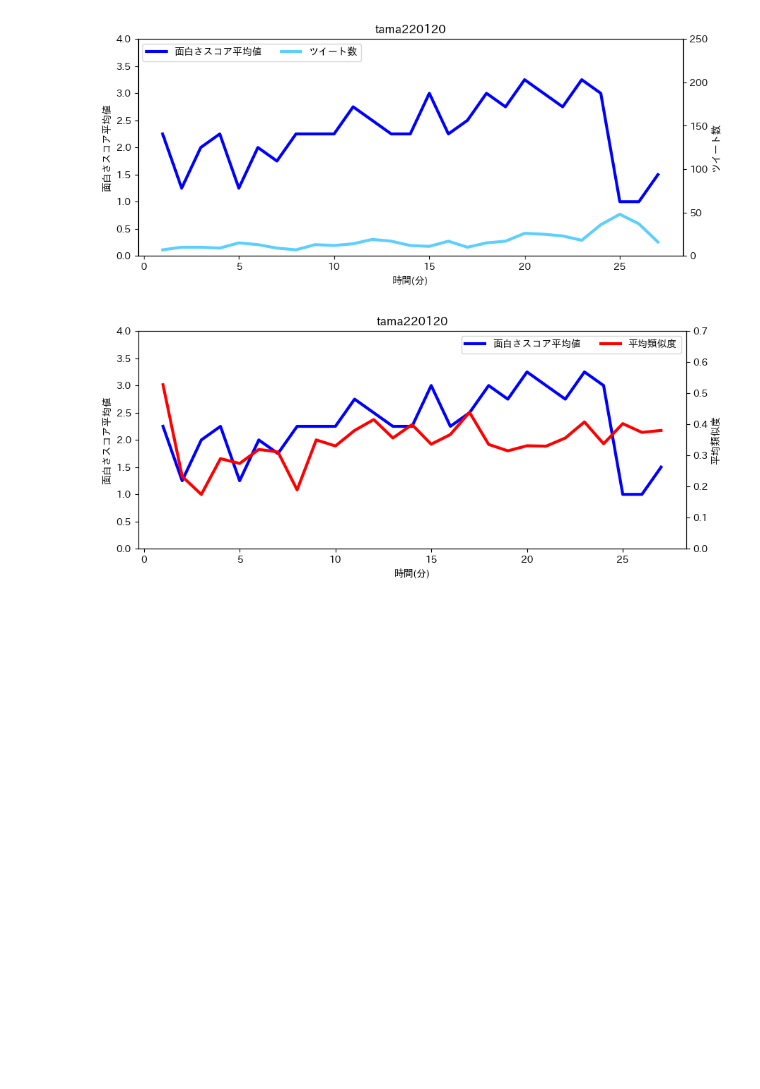
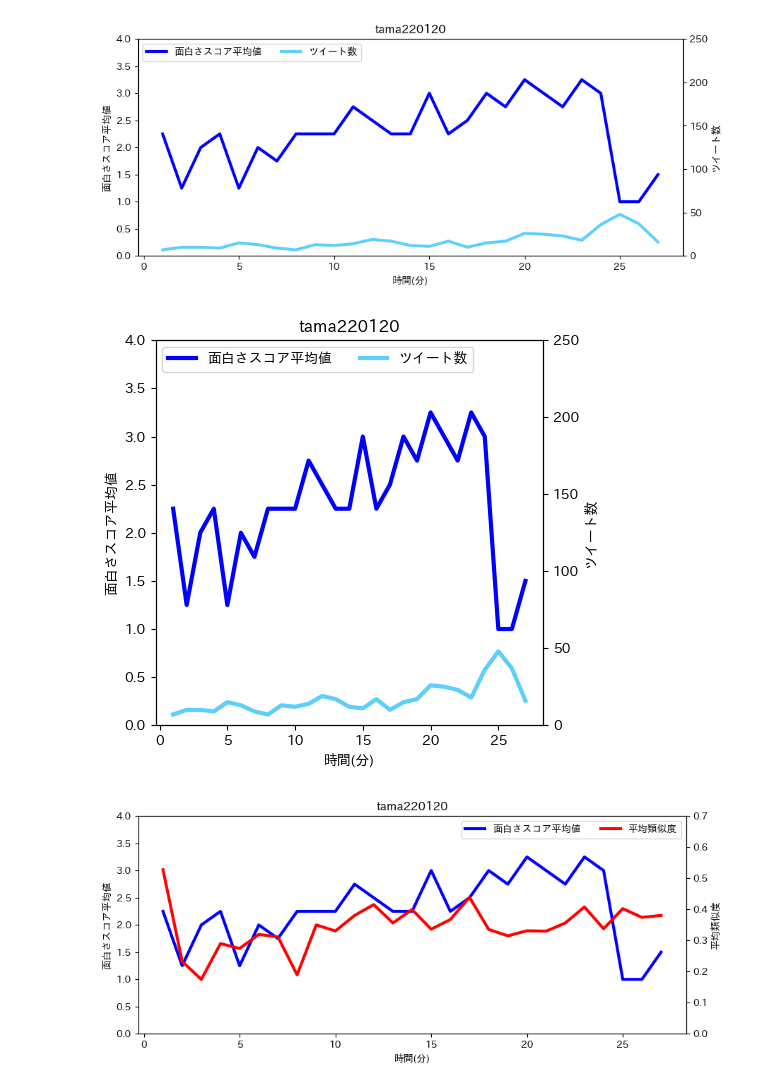
Before and after one commit to Ota1022/DEIM2023, a Jupyter notebook: experiment1/tama/analysis.ipynb, the cells around one changed output. Saved outputs shown, nothing was run; the diff lists cells and outputs as text; code cells hidden in the pictures; blank space fills up the shorter version.

```diff
--- a/experiment1/tama/analysis.ipynb
+++ b/experiment1/tama/analysis.ipynb
@@ -86,6 +86,29 @@ ax.legend(h1+h2, l1+l2, loc='upper left', ncol=2)
 plt.savefig("it_tama")
 # %% [output]
 [figure]
+# %%
+fig, ax = plt.subplots(figsize=(5, 5))
+ax.set_xlabel('時間(分)')
+ax.set_title("tama220120")
+ax.set_ylabel("面白さスコア平均値")
+raw_num = len(df)
+ax.set_xticks(range(0, raw_num+1, 5))
+ax.set_ylim(0, 4)
+ax.plot(df['created_at'], df['exp'],
+        color='blue', label='面白さスコア平均値', lw=3)
+
+ax2 = ax.twinx()
+ax2.set_ylabel('ツイート数')
+ax2.set_ylim(0, 250, 50)
+ax2.plot(df['created_at'], df['tweet'], color='#5dcffc', label='ツイート数', lw=3)
+
+h1, l1 = ax.get_legend_handles_labels()
+h2, l2 = ax2.get_legend_handles_labels()
+ax.legend(h1+h2, l1+l2, loc='upper left', ncol=2)
+
+plt.savefig("it_tama")
+# %% [output]
+[figure, added]
 # %%
 fig, ax = plt.subplots(figsize=(10, 4))
 ax.set_xlabel('時間(分)')
```
Also changed, not shown: parts of 1 cell of this notebook, 11 other files.
